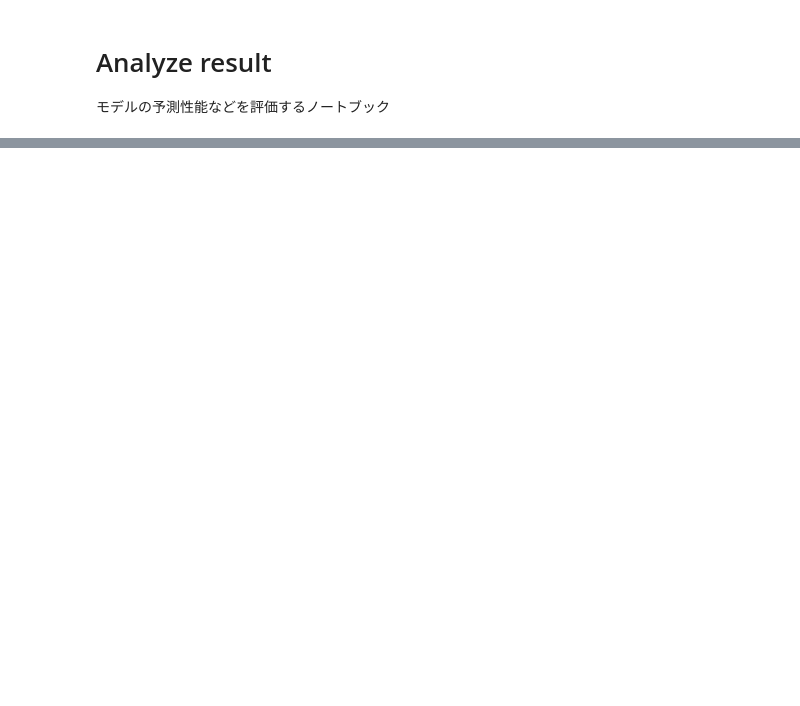
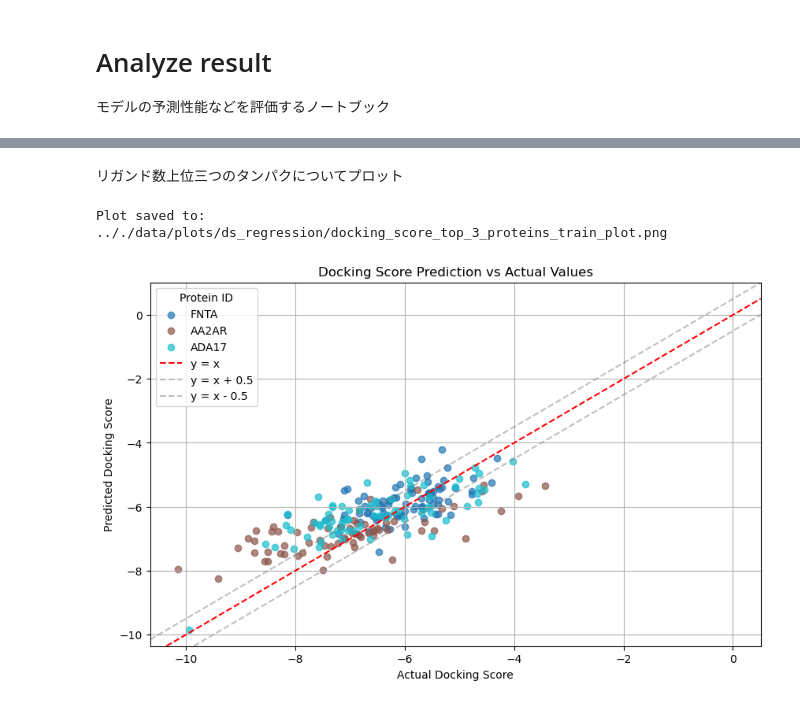
Before and after one commit to inu-wanwan/AttentionConditionedVAE, a Jupyter notebook: notebook/analyze_result.ipynb, the cells around one changed output, grey strips where cells are left out. Drawn from its saved outputs; the diff is of its cells as text; code cells hidden in the pictures; blank space fills up the shorter version.

```diff
--- a/notebook/analyze_result.ipynb
+++ b/notebook/analyze_result.ipynb
@@ -89,0 +153,9 @@ FileNotFoundError: Embedding file not found: data/alphafold/P15121/structure.npy
+# %% [markdown]
+リガンド数上位三つのタンパクについてプロット
+# %%
+top_3_proteins = result_train_df.groupby('Protein_ID').size().sort_values(ascending=False).head(3).index
+top_3_proteins_df = result_train_df[result_train_df['Protein_ID'].isin(top_3_proteins)]
+plot_docking_scores_vs_predictions(top_3_proteins_df, ds_reg_output_dir, filename="docking_score_top_3_proteins_train_plot.png")
+# %% [output]
+Plot saved to: .././data/plots/ds_regression/docking_score_top_3_proteins_train_plot.png
+[figure, added]
```
Also changed, not shown: parts of 14 cells of this notebook, 5 other files.
